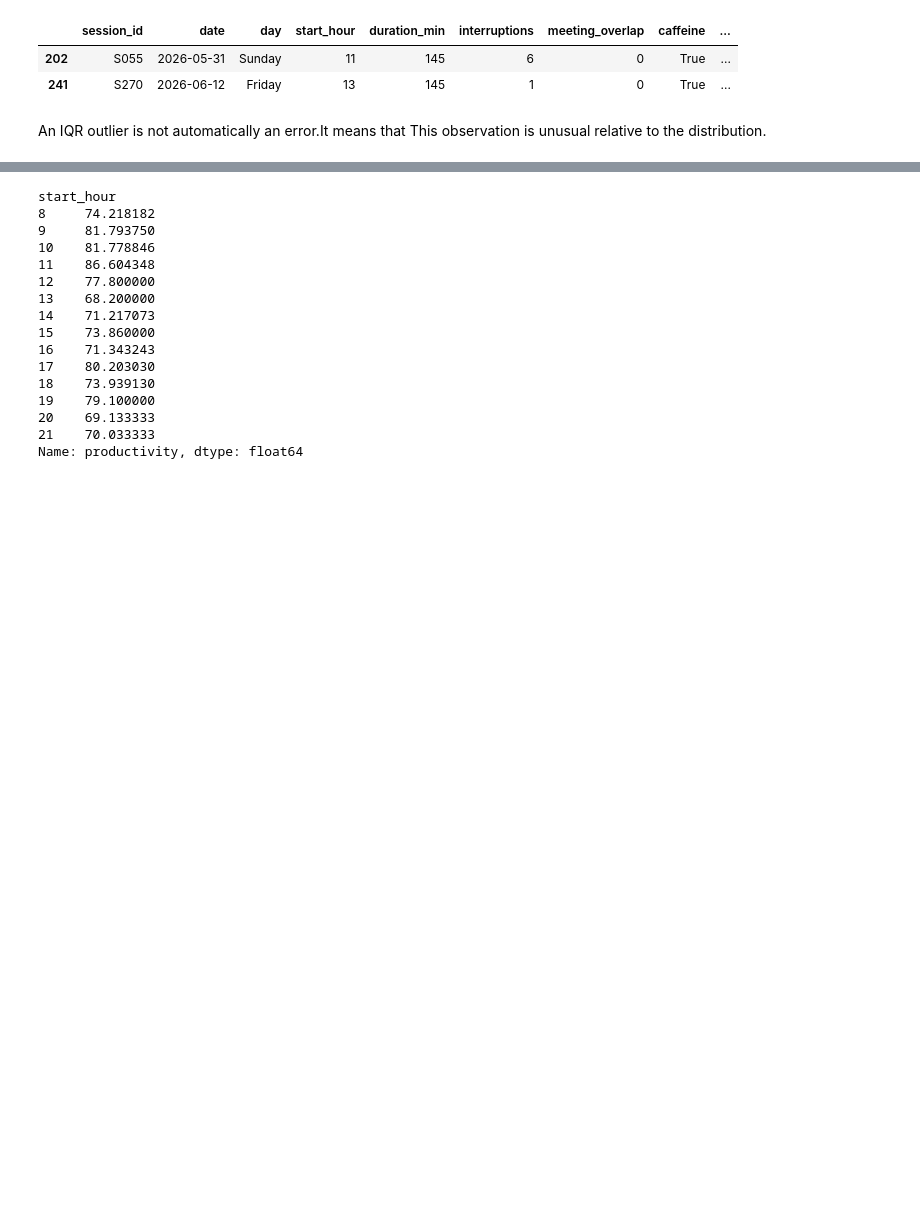
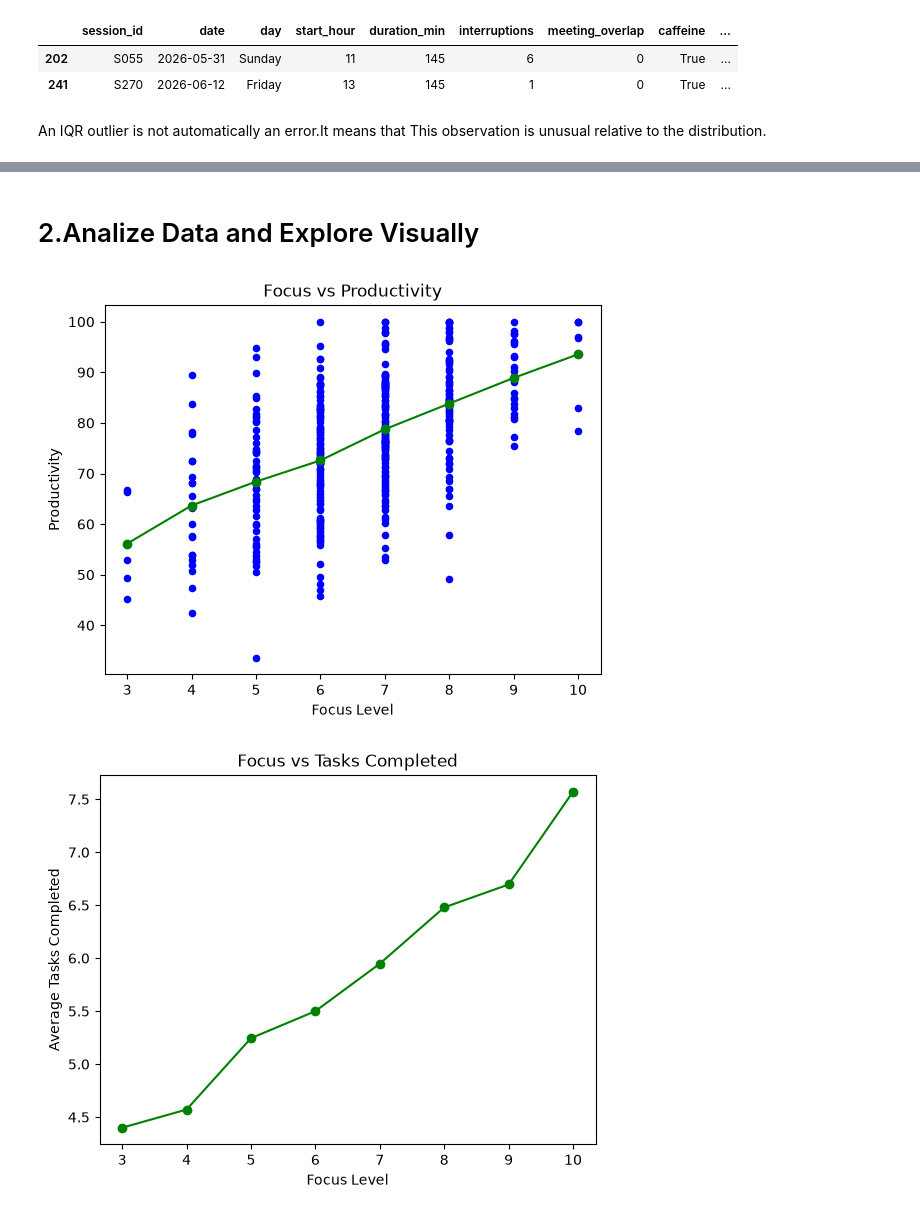
Before and after one commit to Amizaa/Developer-Productivity-Analytics, a Jupyter notebook: stat-project.ipynb, the cells around one changed output, grey strips where cells are left out. Cells and saved outputs as stored; diff of their text form; code cells hidden in the pictures; blank space fills up the shorter version.

Commit message:
Add visual analysis and investigate relationships between parameters

```diff
--- a/stat-project.ipynb
+++ b/stat-project.ipynb
@@ -261,19 +228,2 @@ Name: productivity, dtype: float64
-# %%
-df.groupby("start_hour")["productivity"].mean()
-# %% [output]
-start_hour
-8     74.218182
-9     81.793750
-10    81.778846
-11    86.604348
-12    77.800000
-13    68.200000
-14    71.217073
-15    73.860000
-16    71.343243
-17    80.203030
-18    73.939130
-19    79.100000
-20    69.133333
-21    70.033333
-Name: productivity, dtype: float64
+# %% [markdown]
+# 2.Analize Data and Explore Visually
@@ -279,0 +232,46 @@ Name: productivity, dtype: float64
+# %%
+#the relation between focus and productivity
+focus_productivity = df.groupby("focus")["productivity"].mean()
+
+focus_levels = focus_productivity.index.to_numpy()
+productivity_means = focus_productivity.values
+
+plt.plot(focus_levels, productivity_means, color="green", marker="o")
+
+fo = df.sort_values(by="focus", ascending=True)
+plt.scatter(fo["focus"], fo["productivity"], color="blue", marker="o", s=20)
+
+plt.title("Focus vs Productivity")
+plt.xlabel("Focus Level")
+plt.ylabel("Productivity")
+
+plt.show()
+
+focus_tasks = df.groupby("focus")["tasks_completed"].mean()
+
+focus_levels = focus_tasks.index.to_numpy()
+tasks_means = focus_tasks.values
+
+plt.plot(focus_levels, tasks_means, color="green", marker="o")
+
+plt.title("Focus vs Tasks Completed")
+plt.xlabel("Focus Level")
+plt.ylabel("Average Tasks Completed")
+
+plt.show()
+
+focus_bugs = df.groupby("focus")["bugs_introduced"].mean()
+
+focus_levels = focus_bugs.index.to_numpy()
+bugs_means = focus_bugs.values
+
+plt.plot(focus_levels, bugs_means, color="yellow", marker="o")
+
+plt.title("Focus vs Bugs Introduced")
+plt.xlabel("Focus Level")
+plt.ylabel("Average Bugs Introduced")
+
+plt.show()
+# %% [output]
+[figure, added]
+[figure, added]
```
Also changed, not shown: parts of 11 cells of this notebook.
